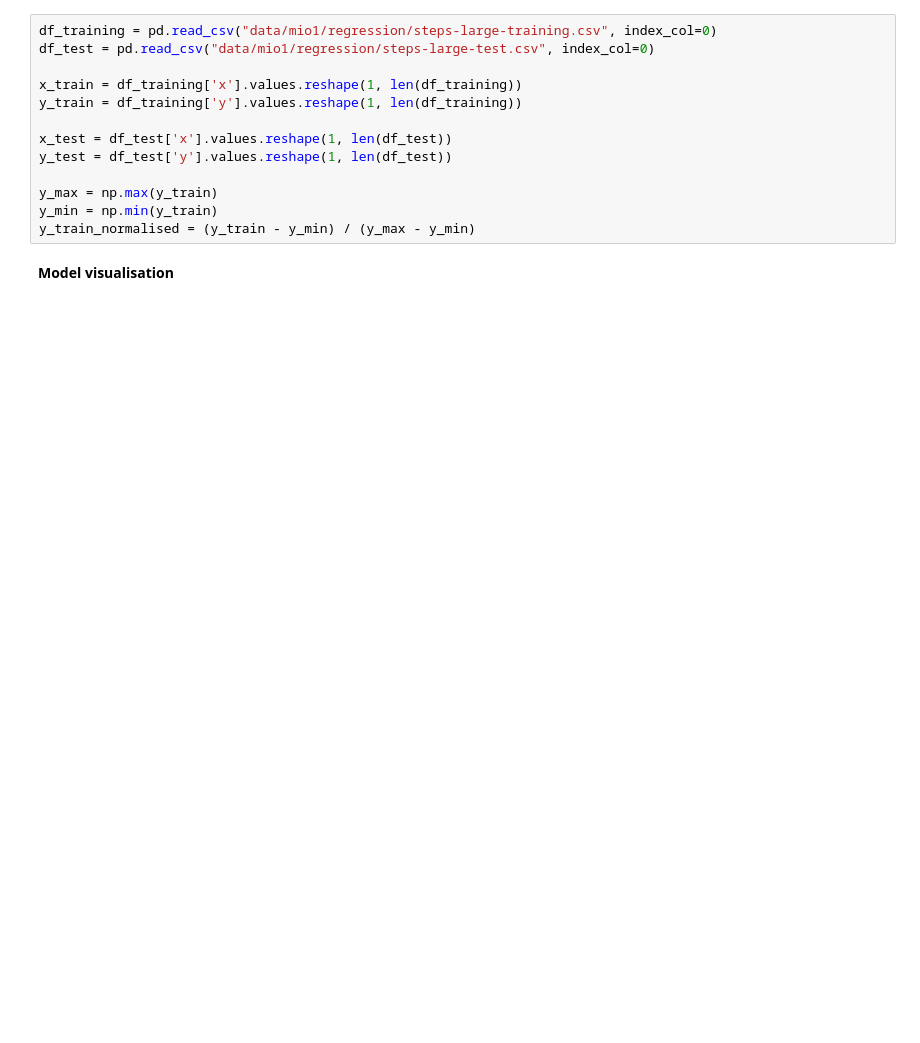
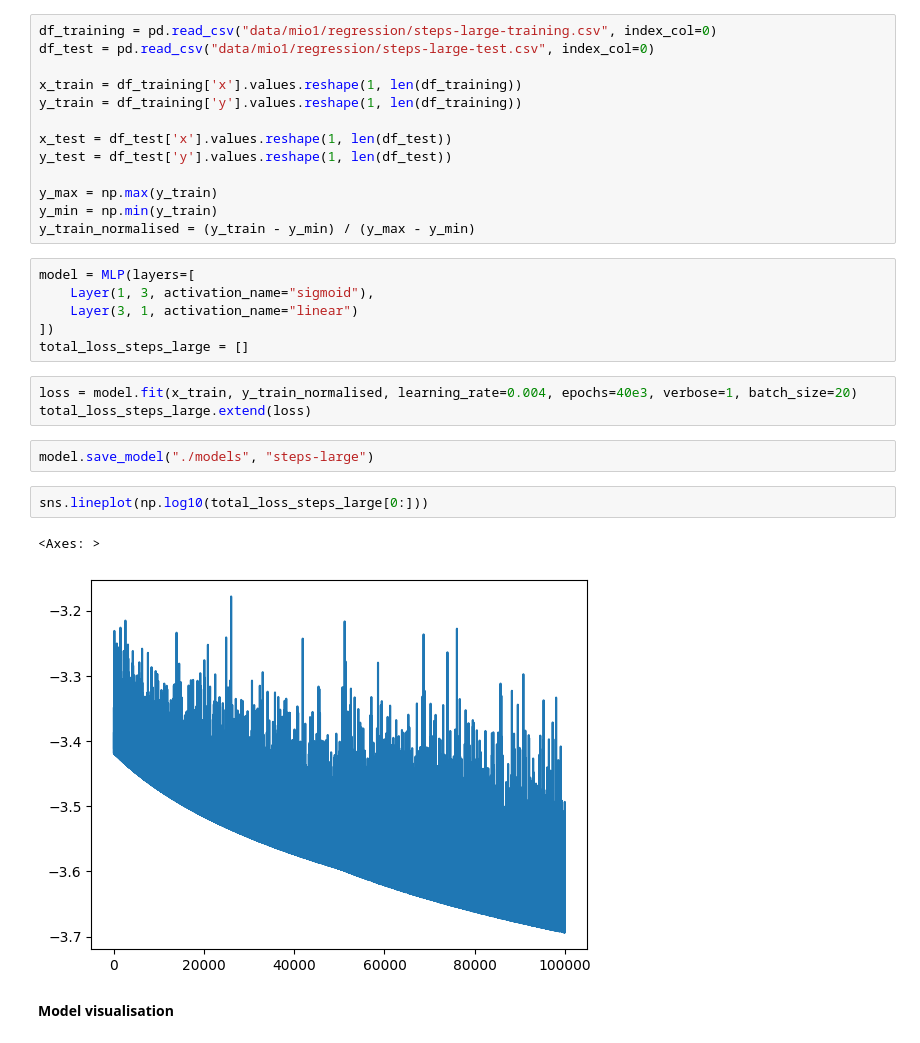
Before and after one commit to krezelj/wut-computational-intelligence, a Jupyter notebook: NeuralNetworks/nn3_notebook.ipynb, the cells around one changed output. Saved outputs shown, nothing was run; the diff lists cells and outputs as text; blank space fills up the shorter version.

```diff
--- a/NeuralNetworks/nn3_notebook.ipynb
+++ b/NeuralNetworks/nn3_notebook.ipynb
@@ -79,6 +93,22 @@ y_test = df_test['y'].values.reshape(1, len(df_test))
 y_max = np.max(y_train)
 y_min = np.min(y_train)
 y_train_normalised = (y_train - y_min) / (y_max - y_min)
+# %%
+model = MLP(layers=[
+    Layer(1, 3, activation_name="sigmoid"),
+    Layer(3, 1, activation_name="linear")
+])
+total_loss_steps_large = []
+# %%
+loss = model.fit(x_train, y_train_normalised, learning_rate=0.004, epochs=40e3, verbose=1, batch_size=20)
+total_loss_steps_large.extend(loss)
+# %%
+model.save_model("./models", "steps-large")
+# %%
+sns.lineplot(np.log10(total_loss_steps_large[0:]))
+# %% [output]
+<Axes: >
+[figure, added]
 # %% [markdown]
 **Model visualisation**
 # %%
```
Also changed, not shown: parts of 21 cells of this notebook.
